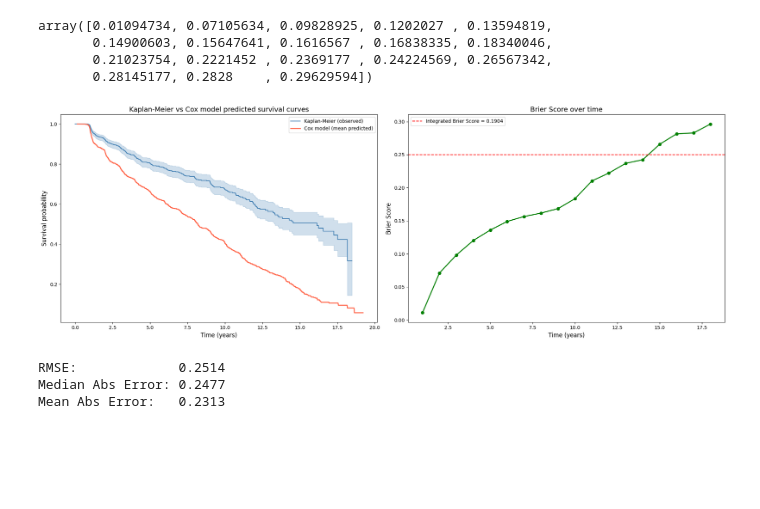
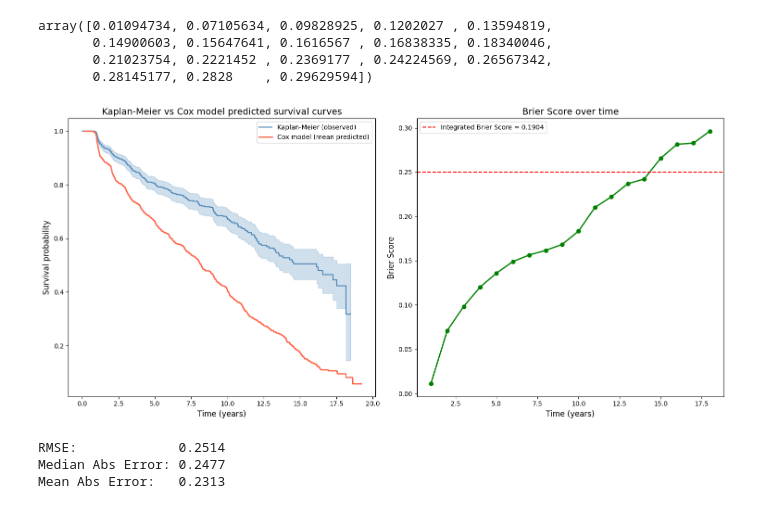
Before and after one commit to mariik4/survival_analysis_of_mci, a Jupyter notebook: notebooks/cox-model.evaluation.ipynb, the cells around one changed output. Saved outputs shown, nothing was run; the diff lists cells and outputs as text; code cells hidden in the pictures; blank space fills up the shorter version.

```diff
--- a/notebooks/cox-model.evaluation.ipynb
+++ b/notebooks/cox-model.evaluation.ipynb
@@ -81,8 +65,8 @@ Best CV C-index: 0.7660 ± 0.0191
 # Evaluaition on test dataset
 # %%
 fitted_low_missingness_cols = preprocessor.get_low_missingness_cols()
-test_preprepared = low_missingness_complete_case_analysis(test_df, low_missingness_columns=fitted_low_missingness_cols)
-test_X_raw, test_y = split_features_target(test_preprepared)
+test_preprepared_df = low_missingness_complete_case_analysis(test_df, low_missingness_columns=fitted_low_missingness_cols)
+test_X_raw, test_y = split_features_target(test_preprepared_df)
 test_X = preprocessor.transform(test_X_raw)
 # %% [output]
 Complete-case analysis on low-missing columns
@@ -162,24 +170,24 @@ array([0.01094734, 0.07105634, 0.09828925, 0.1202027 , 0.13594819,
        0.21023754, 0.2221452 , 0.2369177 , 0.24224569, 0.26567342,
        0.28145177, 0.2828    , 0.29629594])
 # %%
-fig, ax = plt.subplots(1, 2, figsize=(20, 7))
+fig, ax = plt.subplots(1, 2, figsize=(15, 7))
 kmf.plot_survival_function(ax=ax[0], label="Kaplan-Meier (observed)", color="steelblue")
 ax[0].plot(predicted_surv.index, predicted_surv.values, color="tomato", linewidth=2, label="Cox model (mean predicted)")
 ax[0].set_xlabel("Time (years)", fontsize=12)
 ax[0].set_ylabel("Survival probability", fontsize=12)
 ax[0].set_title("Kaplan-Meier vs Cox model predicted survival curves", fontsize=14)
 ax[0].legend()
 
 ax[1].plot(brier_times, brier_scores, color="green", marker="o", linewidth=2)
 ax[1].axhline(0.25, color="red", linestyle="--", label=f"Integrated Brier Score = {ibs:.4f}")
 ax[1].set_xlabel("Time (years)", fontsize=12)
 ax[1].set_ylabel("Brier Score", fontsize=12)
 ax[1].set_title("Brier Score over time", fontsize=14)
 ax[1].legend()
 plt.tight_layout()
 plt.show()
 # %% [output]
-[figure, old version]
+[figure, new version]
 # %%
 times = np.linspace(test_times_min, test_times_max, 100)
 pred_surv = cox.predict_survival_function(test_X, times=times).values.T
```
Also changed, not shown: parts of 11 cells of this notebook, 4 other files.
